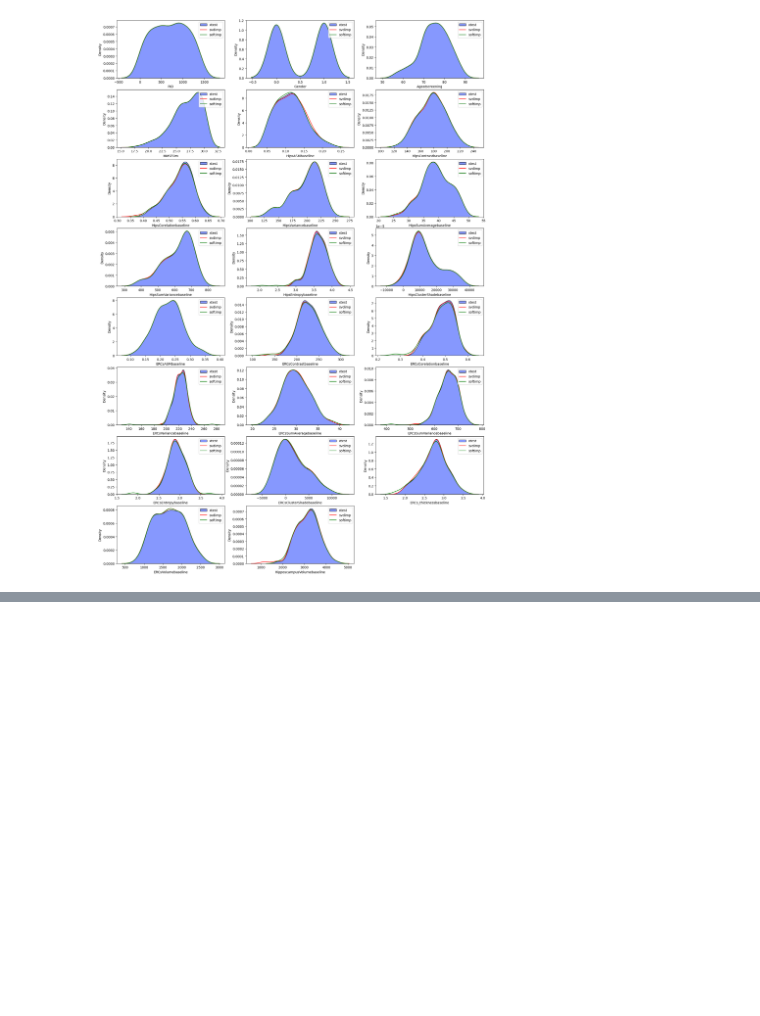
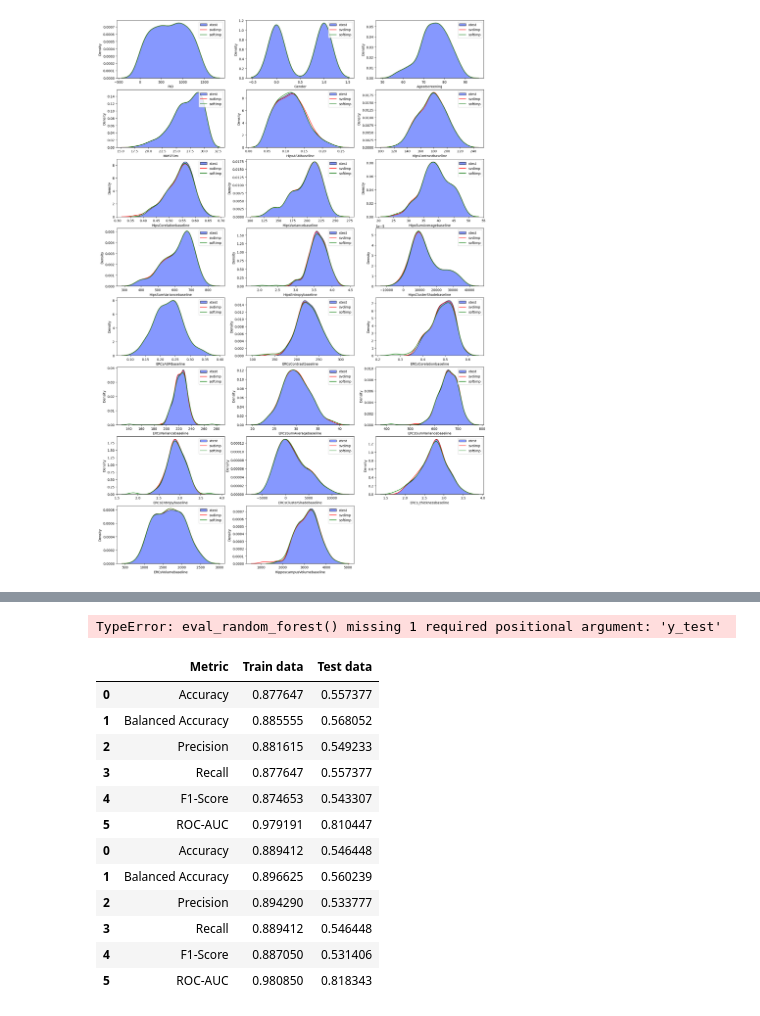
Before and after one commit to InfoAdam1998/Thesis-Project, a Jupyter notebook: notebooks/feature_engineering/data_imputation/matrix_base_methods/matrix_base_data_imputation.ipynb, the cells around one changed output, grey strips where cells are left out. Saved outputs shown, nothing was run; the diff lists cells and outputs as text; code cells hidden in the pictures; blank space fills up the shorter version.

```diff
--- a/notebooks/feature_engineering/data_imputation/matrix_base_methods/matrix_base_data_imputation.ipynb
+++ b/notebooks/feature_engineering/data_imputation/matrix_base_methods/matrix_base_data_imputation.ipynb
@@ -190,0 +211,59 @@ Test Accuracy: 0.546448087431694
+# %%
+def eval_random_forest(classifier, imp_method, X_train, X_test, y_train, y_test):
+
+        # Get predicted probabilities for ROC AUC
+        pred_train_proba = imp_method.predict_proba(X_train)
+        pred_test_proba = imp_method.predict_proba(X_test)
+
+        # Get predicted accuracy values
+        pred_train = imp_method.predict(X_train)
+        pred_test = imp_method.predict(X_test)
+
+        # Calculate metrics
+        metrics_train = {
+                "Accuracy": accuracy_score(y_train, pred_train),
+                "Balanced Accuracy": balanced_accuracy_score(y_train, pred_train),
+                "Precision": precision_score(y_train, pred_train, average="weighted"),
+                "Recall": recall_score(y_train, pred_train, average="weighted"),
+                "F1-Score": f1_score(y_train, pred_train, average="weighted"),
+                "ROC-AUC": roc_auc_score(y_train, pred_train_proba, average="weighted", multi_class="ovr"),
+        }
+
+        metrics_test = {
+                "Accuracy": accuracy_score(y_test, pred_test),
+                "Balanced Accuracy": balanced_accuracy_score(y_test, pred_test),
+                "Precision": precision_score(y_test, pred_test, average="weighted"),
+                "Recall": recall_score(y_test, pred_test, average="weighted"),
+                "F1-Score": f1_score(y_test, pred_test, average="weighted"),
+                "ROC-AUC": roc_auc_score(y_test, pred_test_proba, average="weighted", multi_class="ovr"),
+        }
+
+        pred_metrics_df = pd.DataFrame({"Metric":metrics_train.keys(),
+                                   "Train data": metrics_train.values(),
+                                   "Test data": metrics_test.values()
+                }
+        )
+
+        return pred_metrics_df
+# %%
+pred_svd = eval_random_forest(svd_model, X_train_imputed_svd, X_test_imputed_svd, y_train, y_test)
+pred_soft = eval_random_forest(soft_model, X_train_imputed_soft, X_test_imputed_soft, y_train, y_test)
+# %% [output]
+TypeError: eval_random_forest() missing 1 required positional argument: 'y_test'
+# %%
+prediction_df = pd.concat([pred_svd, pred_soft])
+prediction_df
+# %% [output]
+|  | Metric | Train data | Test data |
+| 0 | Accuracy | 0.877647 | 0.557377 |
+| 1 | Balanced Accuracy | 0.885555 | 0.568052 |
+| 2 | Precision | 0.881615 | 0.549233 |
+| 3 | Recall | 0.877647 | 0.557377 |
+| 4 | F1-Score | 0.874653 | 0.543307 |
+| 5 | ROC-AUC | 0.979191 | 0.810447 |
+| 0 | Accuracy | 0.889412 | 0.546448 |
+| 1 | Balanced Accuracy | 0.896625 | 0.560239 |
+| 2 | Precision | 0.894290 | 0.533777 |
+| 3 | Recall | 0.889412 | 0.546448 |
+| 4 | F1-Score | 0.887050 | 0.531406 |
+| 5 | ROC-AUC | 0.980850 | 0.818343 |
```
Also changed, not shown: parts of 7 cells of this notebook, 6 other files.
